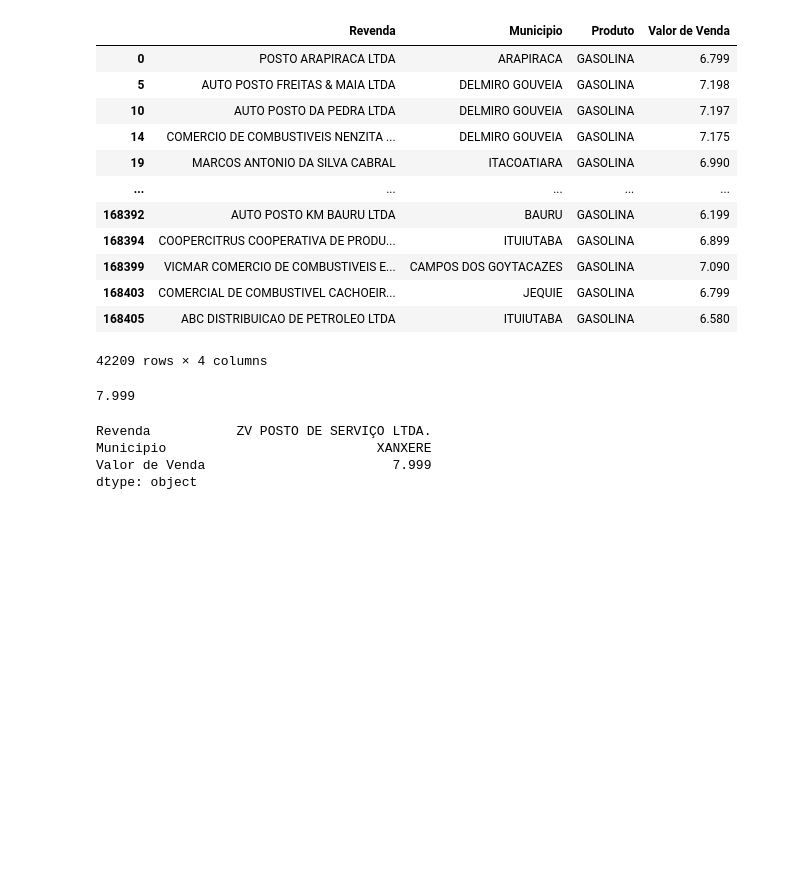
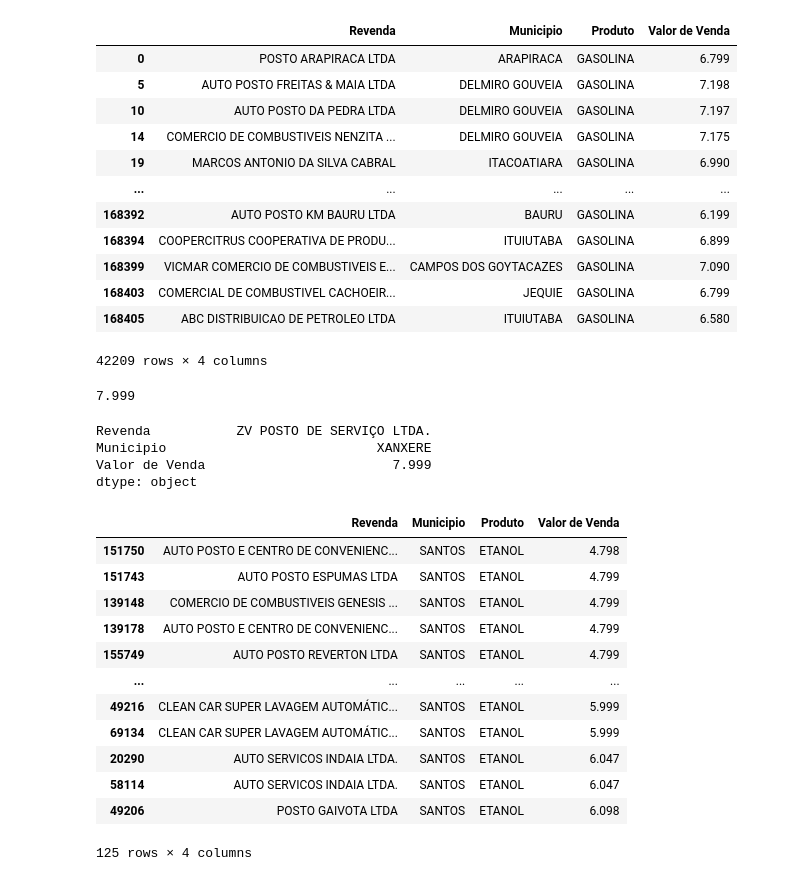
Before and after one commit to vellsant/extensao_analisededados, a Jupyter notebook: Extensão_AnáliseDeDados.ipynb, the cells around one changed output. Drawn from its saved outputs; the diff is of its cells as text; code cells hidden in the pictures; blank space fills up the shorter version.

```diff
--- a/Extensão_AnáliseDeDados.ipynb
+++ b/Extensão_AnáliseDeDados.ipynb
@@ -174,3 +174,21 @@ Revenda           ZV POSTO DE SERVIÇO LTDA.
 Municipio                           XANXERE
 Valor de Venda                        7.999
 dtype: object
+# %%
+#Exibe os postos na cidade que Santos que possuem o produto Etanol, do menor para o maior
+etanol_santos_df = ca_df.loc[(ca_df['Municipio'] == 'SANTOS') & (ca_df['Produto'] == 'ETANOL')]
+display(etanol_santos_df.sort_values(by='Valor de Venda'))
+# %% [output]
+|  | Revenda | Municipio | Produto | Valor de Venda |
+| 151750 | AUTO POSTO E CENTRO DE CONVENIENC... | SANTOS | ETANOL | 4.798 |
+| 151743 | AUTO POSTO ESPUMAS LTDA | SANTOS | ETANOL | 4.799 |
+| 139148 | COMERCIO DE COMBUSTIVEIS GENESIS ... | SANTOS | ETANOL | 4.799 |
+| 139178 | AUTO POSTO E CENTRO DE CONVENIENC... | SANTOS | ETANOL | 4.799 |
+| 155749 | AUTO POSTO REVERTON LTDA | SANTOS | ETANOL | 4.799 |
+| ... | ... | ... | ... | ... |
+| 49216 | CLEAN CAR SUPER LAVAGEM AUTOMÁTIC... | SANTOS | ETANOL | 5.999 |
+| 69134 | CLEAN CAR SUPER LAVAGEM AUTOMÁTIC... | SANTOS | ETANOL | 5.999 |
+| 20290 | AUTO SERVICOS INDAIA LTDA. | SANTOS | ETANOL | 6.047 |
+| 58114 | AUTO SERVICOS INDAIA LTDA. | SANTOS | ETANOL | 6.047 |
+| 49206 | POSTO GAIVOTA LTDA | SANTOS | ETANOL | 6.098 |
+125 rows × 4 columns
```
Also changed, not shown: parts of 4 cells of this notebook.
